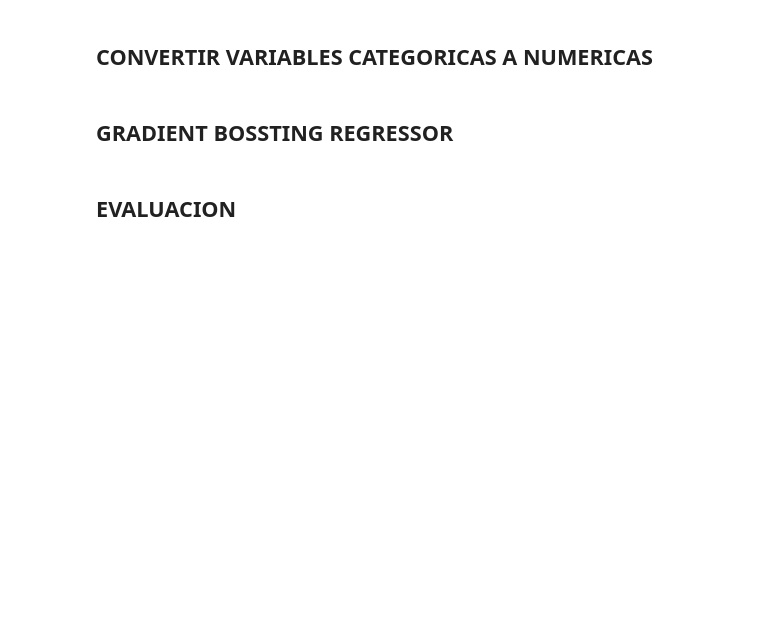
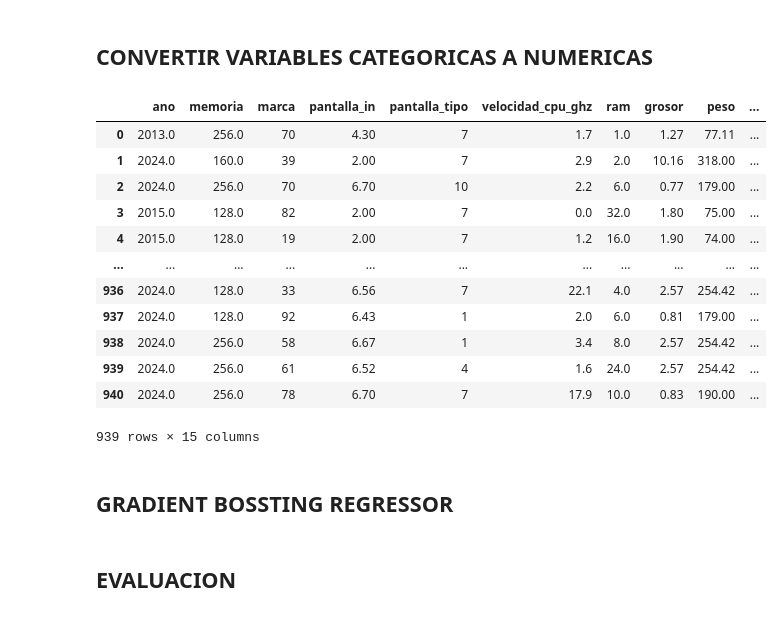
Before and after one commit to sanand5/PIA_Projectes, a Jupyter notebook: Projecte_01/training/TrainModel.ipynb, the cells around one changed output. Drawn from its saved outputs; the diff is of its cells as text; code cells hidden in the pictures; blank space fills up the shorter version.

```diff
--- a/Projecte_01/training/TrainModel.ipynb
+++ b/Projecte_01/training/TrainModel.ipynb
@@ -111,8 +111,23 @@ def convertir_categoricas_a_numericas(df, categorical_cols):
     return df, label_encoders
 # %%
 # Definir columnas categóricas
-categorical_cols = ["Marca", "Sistema operativo", "Tipo de pantalla"]
+categorical_cols = ["marca", "pantalla_tipo"]
 df, label_encoders = convertir_categoricas_a_numericas(data, categorical_cols)
+df
+# %% [output]
+|  | ano | memoria | marca | pantalla_in | pantalla_tipo | velocidad_cpu_ghz | ram | grosor | peso | ... |
+| 0 | 2013.0 | 256.0 | 70 | 4.30 | 7 | 1.7 | 1.0 | 1.27 | 77.11 | ... |
+| 1 | 2024.0 | 160.0 | 39 | 2.00 | 7 | 2.9 | 2.0 | 10.16 | 318.00 | ... |
+| 2 | 2024.0 | 256.0 | 70 | 6.70 | 10 | 2.2 | 6.0 | 0.77 | 179.00 | ... |
+| 3 | 2015.0 | 128.0 | 82 | 2.00 | 7 | 0.0 | 32.0 | 1.80 | 75.00 | ... |
+| 4 | 2015.0 | 128.0 | 19 | 2.00 | 7 | 1.2 | 16.0 | 1.90 | 74.00 | ... |
+| ... | ... | ... | ... | ... | ... | ... | ... | ... | ... | ... |
+| 936 | 2024.0 | 128.0 | 33 | 6.56 | 7 | 22.1 | 4.0 | 2.57 | 254.42 | ... |
+| 937 | 2024.0 | 128.0 | 92 | 6.43 | 1 | 2.0 | 6.0 | 0.81 | 179.00 | ... |
+| 938 | 2024.0 | 256.0 | 58 | 6.67 | 1 | 3.4 | 8.0 | 2.57 | 254.42 | ... |
+| 939 | 2024.0 | 256.0 | 61 | 6.52 | 4 | 1.6 | 24.0 | 2.57 | 254.42 | ... |
+| 940 | 2024.0 | 256.0 | 78 | 6.70 | 7 | 17.9 | 10.0 | 0.83 | 190.00 | ... |
+939 rows × 15 columns
 # %%
 # Separar features y target
 X = df.drop(columns=["precio_actual"])
```
Also changed, not shown: parts of 4 cells of this notebook, 1 other file.
